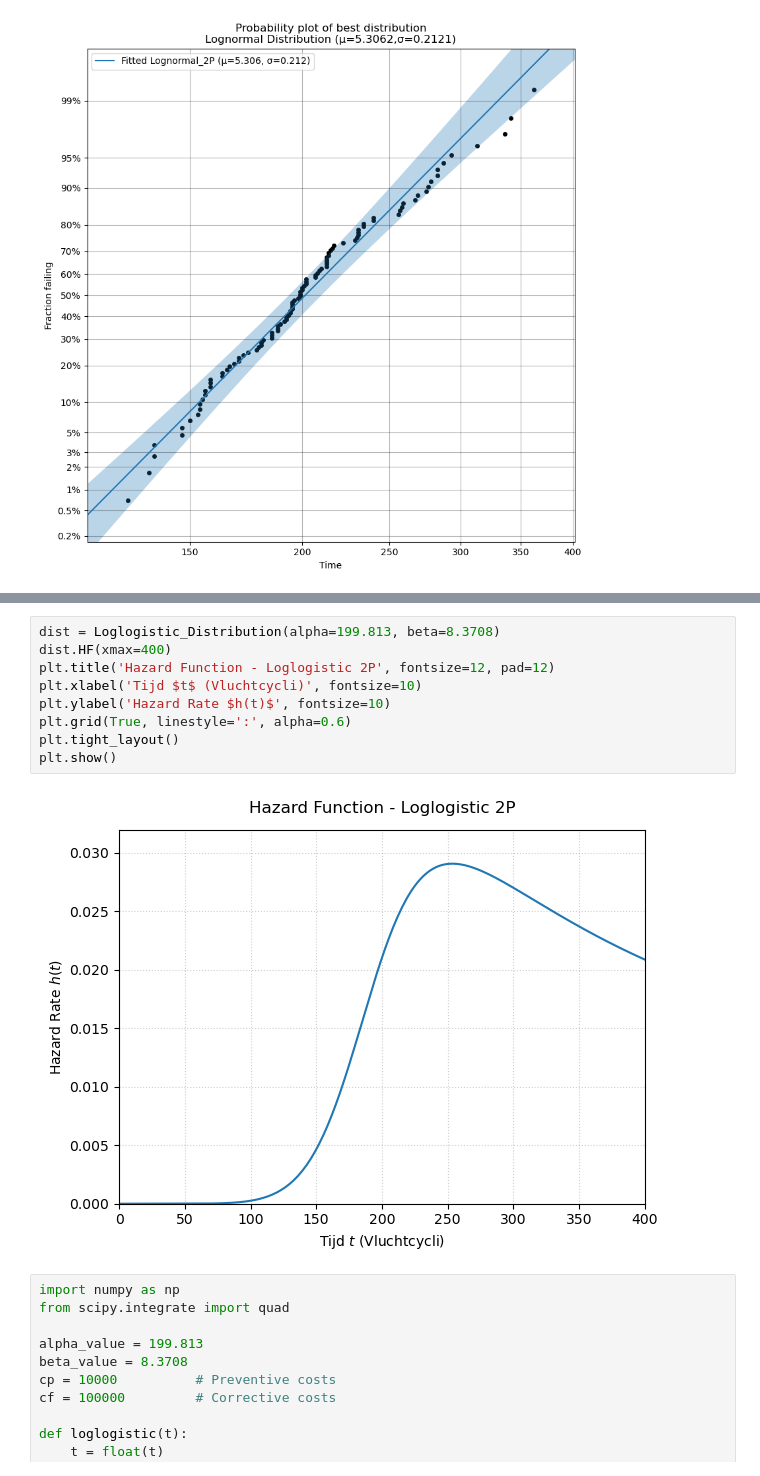
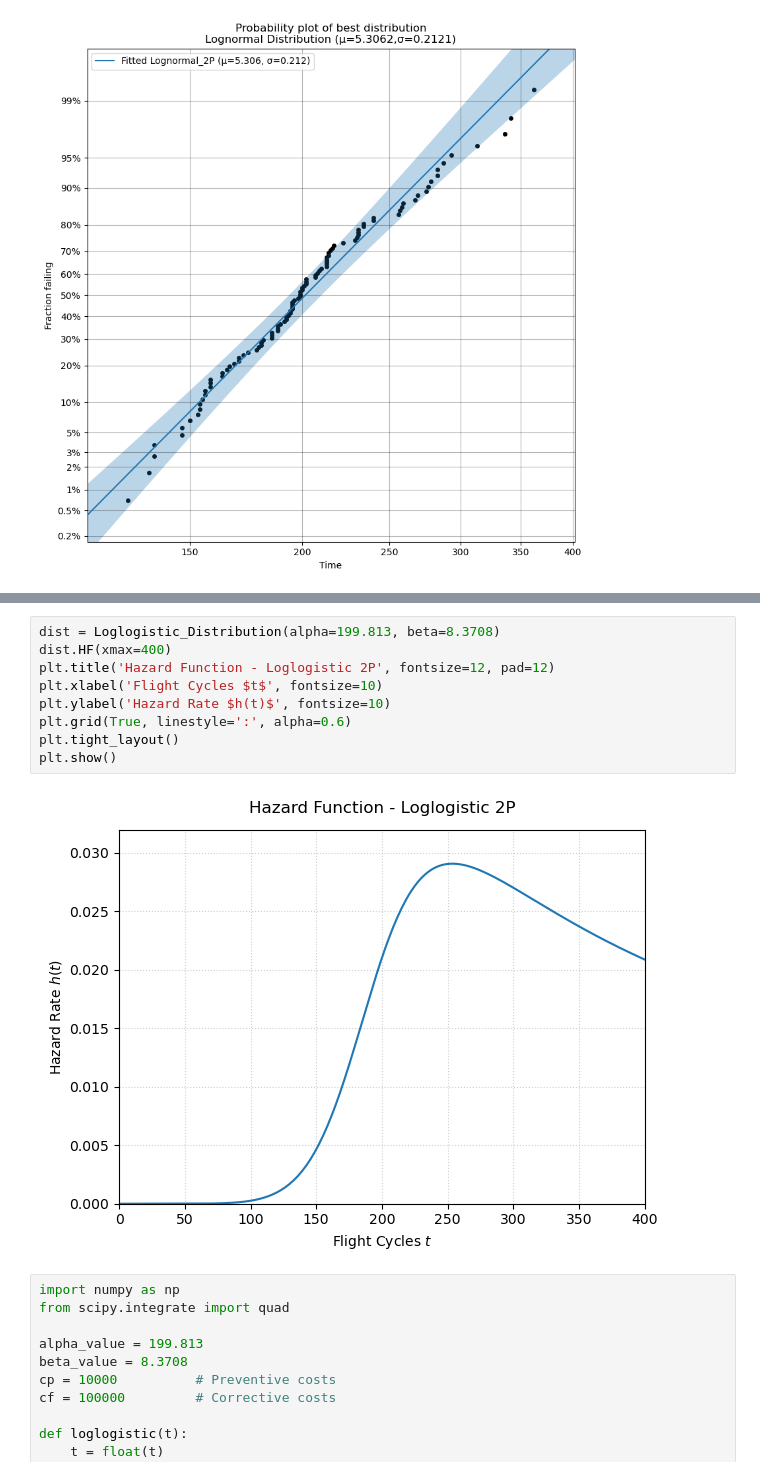
Before and after one commit to julianvanheijningen/Maintenance-Modelling-and-Analysis, a Jupyter notebook: exercise_1.ipynb, the cells around one changed output, grey strips where cells are left out. Saved outputs shown, nothing was run; the diff lists cells and outputs as text.

Commit message:
correct language error and plotted the correct graph

```diff
--- a/exercise_1.ipynb
+++ b/exercise_1.ipynb
@@ -32,14 +52,14 @@ Failures / Right censored: 100/0 (0% right censored)
 # %%
 dist = Loglogistic_Distribution(alpha=199.813, beta=8.3708)
 dist.HF(xmax=400)
 plt.title('Hazard Function - Loglogistic 2P', fontsize=12, pad=12)
-plt.xlabel('Tijd $t$ (Vluchtcycli)', fontsize=10)
+plt.xlabel('Flight Cycles $t$', fontsize=10)
 plt.ylabel('Hazard Rate $h(t)$', fontsize=10)
 plt.grid(True, linestyle=':', alpha=0.6)
 plt.tight_layout()
 plt.show()
 # %% [output]
-[figure, old version]
+[figure, new version]
 # %%
 import numpy as np
 from scipy.integrate import quad
```
Also changed, not shown: parts of 2 cells of this notebook.
